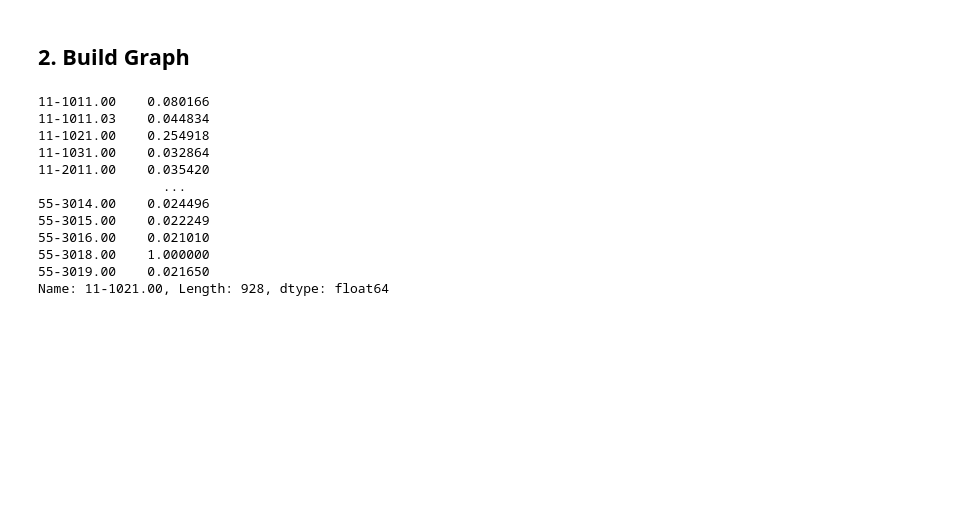
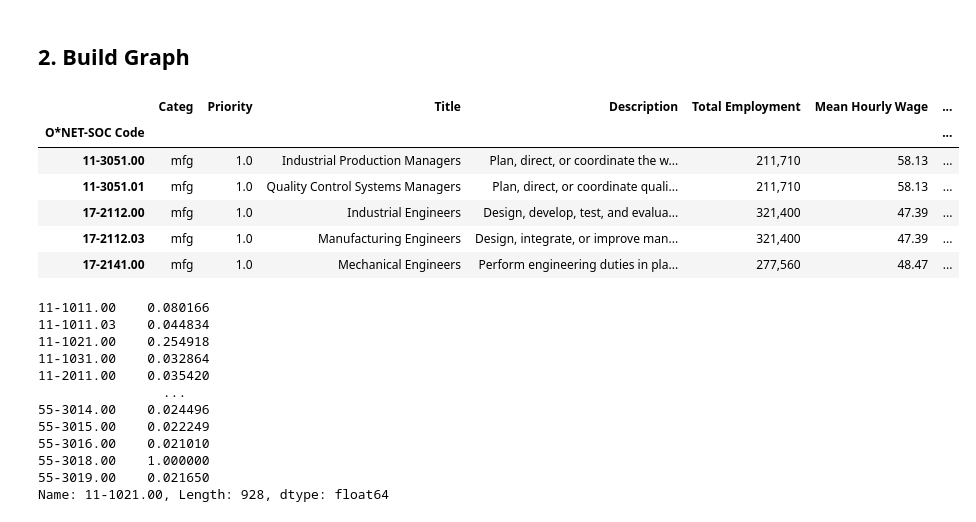
Before and after one commit to parkakn/DoD-AMPath, a Jupyter notebook: Occupation Mobility Indicators.ipynb, the cells around one changed output. Saved outputs shown, nothing was run; the diff lists cells and outputs as text; code cells hidden in the pictures; blank space fills up the shorter version.

```diff
--- a/Occupation Mobility Indicators.ipynb
+++ b/Occupation Mobility Indicators.ipynb
@@ -111,4 +110,18 @@ data_clean.to_csv("bls_as_features.csv")
 Note that 892 nodes have wage features and 124 do not!
 # %% [markdown]
 ## 2. Build Graph
+# %%
+data_clean = pd.read_csv("data/bls_as_features.csv", index_col=0)
+# %%
+data_clean = data_clean.set_index("O*NET-SOC Code")
+# %%
+data_clean.head()
+# %% [output]
+|  | Categ | Priority | Title | Description | Total Employment | Mean Hourly Wage | ... |
+| O*NET-SOC Code |  |  |  |  |  |  | ... |
+| 11-3051.00 | mfg | 1.0 | Industrial Production Managers | Plan, direct, or coordinate the w... | 211,710 | 58.13 | ... |
+| 11-3051.01 | mfg | 1.0 | Quality Control Systems Managers | Plan, direct, or coordinate quali... | 211,710 | 58.13 | ... |
+| 17-2112.00 | mfg | 1.0 | Industrial Engineers | Design, develop, test, and evalua... | 321,400 | 47.39 | ... |
+| 17-2112.03 | mfg | 1.0 | Manufacturing Engineers | Design, integrate, or improve man... | 321,400 | 47.39 | ... |
+| 17-2141.00 | mfg | 1.0 | Mechanical Engineers | Perform engineering duties in pla... | 277,560 | 48.47 | ... |
 # %%
```
Also changed, not shown: parts of 15 cells of this notebook, 9 other files.
